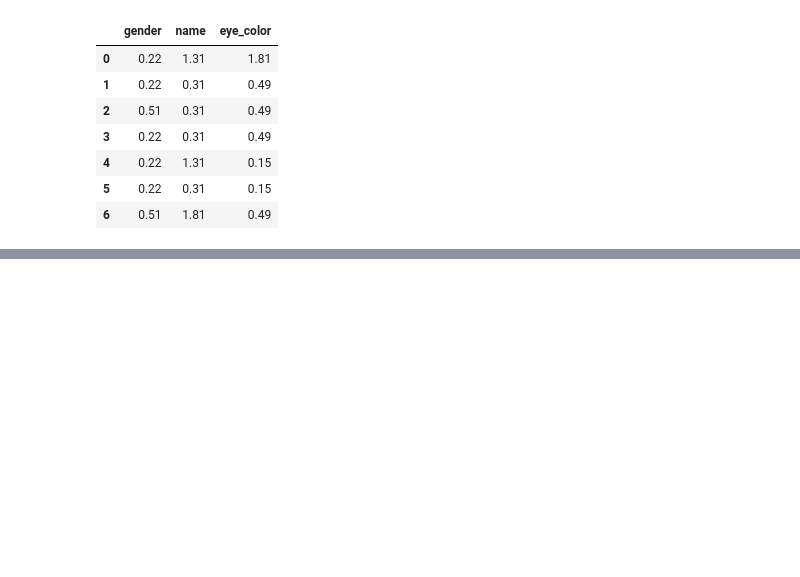
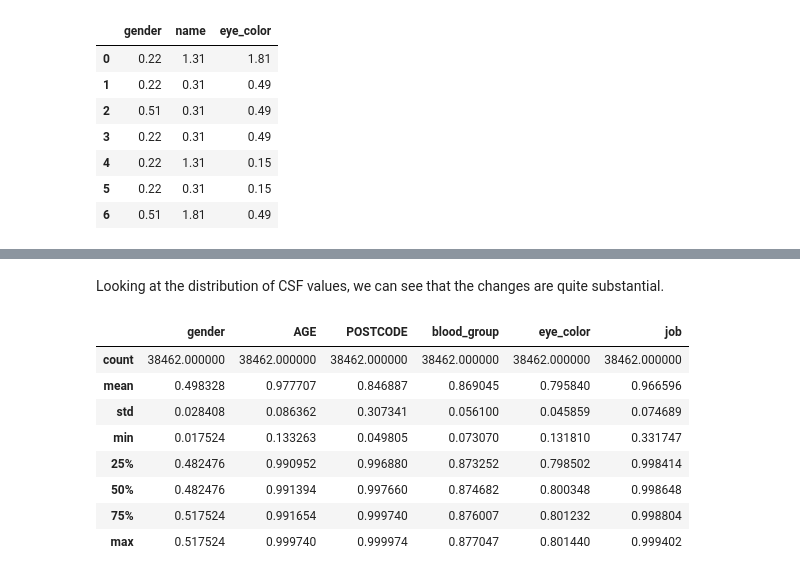
Before and after one commit to PIFtools/piflib, a Jupyter notebook: docs/tutorials/tutorial_cig.ipynb, the cells around one changed output, grey strips where cells are left out. Saved outputs shown, nothing was run; the diff lists cells and outputs as text; code cells hidden in the pictures; blank space fills up the shorter version.

```diff
--- a/docs/tutorials/tutorial_cig.ipynb
+++ b/docs/tutorials/tutorial_cig.ipynb
@@ -96,0 +141,14 @@ explain a bit
+# %% [markdown]
+Looking at the distribution of CSF values, we can see that the changes are quite substantial.
+# %%
+hack_cig.describe()
+# %% [output]
+|  | gender | AGE | POSTCODE | blood_group | eye_color | job |
+| count | 38462.000000 | 38462.000000 | 38462.000000 | 38462.000000 | 38462.000000 | 38462.000000 |
+| mean | 0.498328 | 0.977707 | 0.846887 | 0.869045 | 0.795840 | 0.966596 |
+| std | 0.028408 | 0.086362 | 0.307341 | 0.056100 | 0.045859 | 0.074689 |
+| min | 0.017524 | 0.133263 | 0.049805 | 0.073070 | 0.131810 | 0.331747 |
+| 25% | 0.482476 | 0.990952 | 0.996880 | 0.873252 | 0.798502 | 0.998414 |
+| 50% | 0.482476 | 0.991394 | 0.997660 | 0.874682 | 0.800348 | 0.998648 |
+| 75% | 0.517524 | 0.991654 | 0.999740 | 0.876007 | 0.801232 | 0.998804 |
+| max | 0.517524 | 0.999740 | 0.999974 | 0.877047 | 0.801440 | 0.999402 |
```
Also changed, not shown: parts of 14 cells of this notebook, 1 other file.
